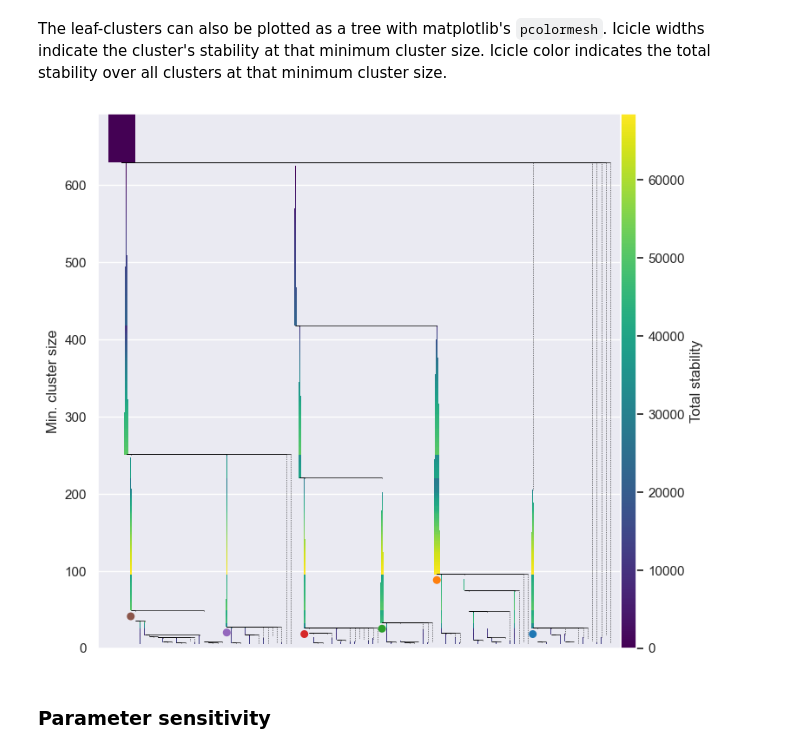
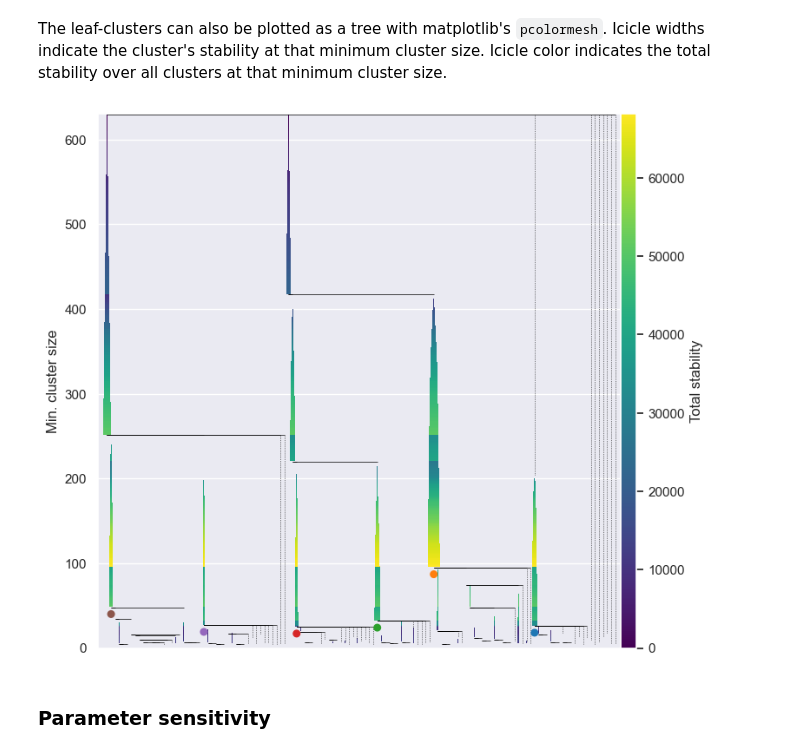
Before and after one commit to JelmerBot/fast_hdbscan, a Jupyter notebook: doc/layer_clustering.ipynb, the cells around one changed output. Cells and saved outputs as stored; diff of their text form; code cells hidden in the pictures.

```diff
--- a/doc/layer_clustering.ipynb
+++ b/doc/layer_clustering.ipynb
@@ -563,5 +444,5 @@ exist. It can be visualized by coloring the barcode with the stability values:
 # %%
-leaf_infos = compute_leaf_infos(cluster_tree, points_tree, births, deaths)
+stabilities = compute_stabilities(points_tree, births, deaths, parents)
 # %%
 plt.figure(figsize=(8, 4))
 count = 0
@@ -606,20 +485,18 @@ involves a previous-value interpolation onto the detected unique clusters sizes.
 Both cases keep the signals on closed $[\text{birth}, \text{death}]$ intervals,
 so the maxima can be used as `min_cluster_size` parameter values.
 # %%
-@numba.njit()
-def compute_total_stability(births, leaf_infos, min_size):
+def compute_total_stability(births, stabilities, min_size):
     """Compute the total stability per minimum cluster size."""
-    sizes = np.arange(min_size, births[0] + 1, dtype=np.float32)
+    sizes = np.arange(min_size + 1, births[0] + 1, dtype=np.float32)
     total_stability = np.zeros(sizes.shape[0], dtype=np.float32)
 
     # Skip root cluster's signal
-    for info in leaf_infos[1:]:
-        leaf_sizes = info.min_size
-        if leaf_sizes.shape[0] == 0:
+    for birth, stability in zip(births[1:], stabilities[1:]):
+        if stability.size == 0:
             continue
-        lower_idx = np.int32(leaf_sizes[0] - min_size)
-        upper_idx = np.int32(leaf_sizes[-1] - min_size)
-        total_stability[lower_idx:upper_idx] += info.stability
+        lower_idx = np.int32(birth - min_size)
+        upper_idx = lower_idx + stability.size
+        total_stability[lower_idx:upper_idx] += stability
     return sizes, total_stability
 # %%
 @numba.njit(
@@ -659,7 +537,7 @@ def compute_total_stability_w_sample_weights(births, leaf_infos):
 Effectively, the total stability sums all leaf-cluster stability values on
 vertical lines through the barcode:
 # %%
-sizes, total_stability = compute_total_stability(births, leaf_infos, min_samples)
+sizes, total_stability = compute_total_stability(births, stabilities, min_samples)
 
 plt.figure(figsize=(8, 4))
 plt.plot(sizes, total_stability)
@@ -716,0 +555,12 @@ plt.show()
+# %%
+# find best minimum cluster size
+best_size = sizes[np.argmax(total_stability)]
+selected_clusters = (
+    np.where((births < best_size) & (deaths >= best_size))[0] + n_points
+)
+
+labels, probs = hdbscan_segmentation(condensed_tree, selected_clusters)
+
+plt.scatter(*data.T, c=labels % 10, alpha=np.maximum(0.1, probs), **kwargs)
+plt.title(f"Optimal HDBSCAN leaves (best birth={best_birth:.0f})")
+plt.show()
@@ -962,14 +808,16 @@ class LeafClusterTree:
 # %%
 from fast_hdbscan.hdbscan import to_numpy_rec_array
 
 plot_tree = to_numpy_rec_array(condensed_tree)
 
 plt.figure()
-tree_class = LeafClusterTree(labels, plot_tree, leaf_infos, sizes, total_stability)
-tree_class.plot(colorbar_kws=dict(pad=0, fraction=0.03))
+tree_class = LeafClusterTree(
+    labels, plot_tree, births, deaths, parents, stabilities, sizes, total_stability
+)
+tree_class.plot(max_width=3, colorbar_kws=dict(pad=0, fraction=0.03))
 plt.show()
 # %% [output]
-[figure, old version]
+[figure, new version]
 # %% [markdown]
 ### Parameter sensitivity
 # %% [markdown]
```
Also changed, not shown: parts of 32 cells of this notebook, 1 other file.
